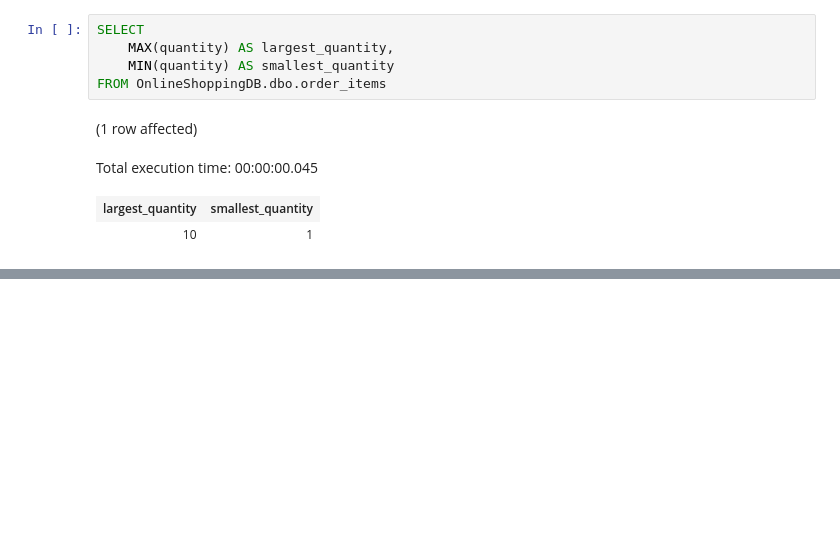
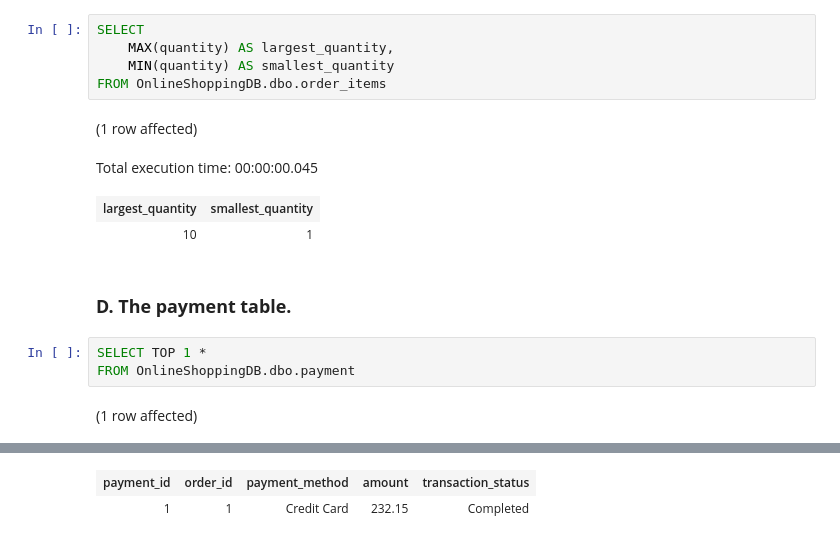
Before and after one commit to bradleytkay/post-launchcode-grad-work, a Jupyter notebook: OnlineShoppingDB.ipynb, the cells around one changed output, grey strips where cells are left out. Drawn from its saved outputs; the diff is of its cells as text; blank space fills up the shorter version.

Commit message:
completed EDA of payment table

```diff
--- a/OnlineShoppingDB.ipynb
+++ b/OnlineShoppingDB.ipynb
@@ -363,3 +363,10 @@ FROM OnlineShoppingDB.dbo.order_items
 Total execution time: 00:00:00.045
 | largest_quantity | smallest_quantity |
 | 10 | 1 |
+# %% [markdown]
+### **D. The payment table.**
+# %%
+SELECT TOP 1 *
+FROM OnlineShoppingDB.dbo.payment
+# %% [output]
+(1 row affected)
@@ -365,0 +374,2 @@ Total execution time: 00:00:00.045
+| payment_id | order_id | payment_method | amount | transaction_status |
+| 1 | 1 | Credit Card | 232.15 | Completed |
```
Also changed, not shown: parts of 5 cells of this notebook.
